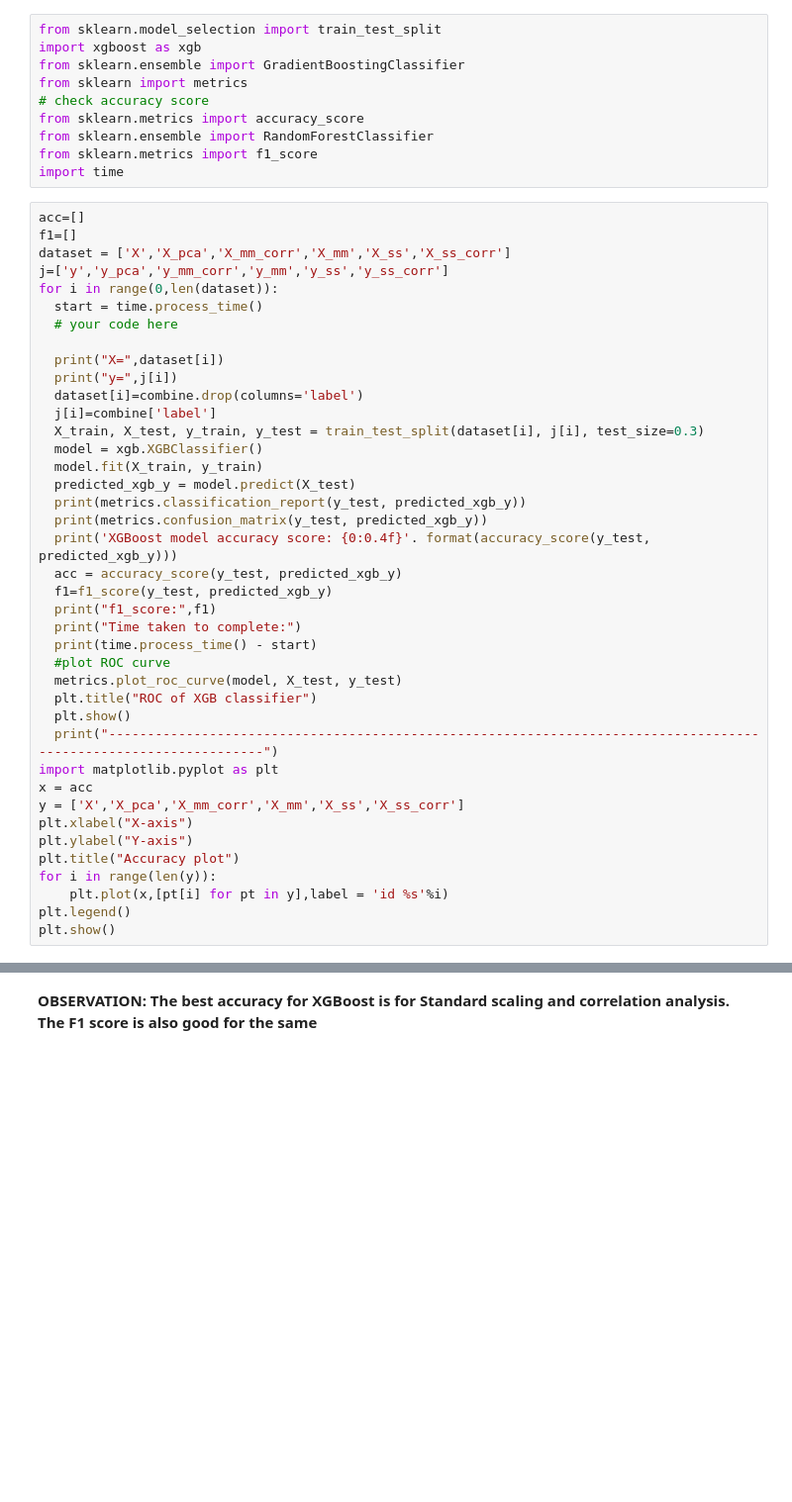
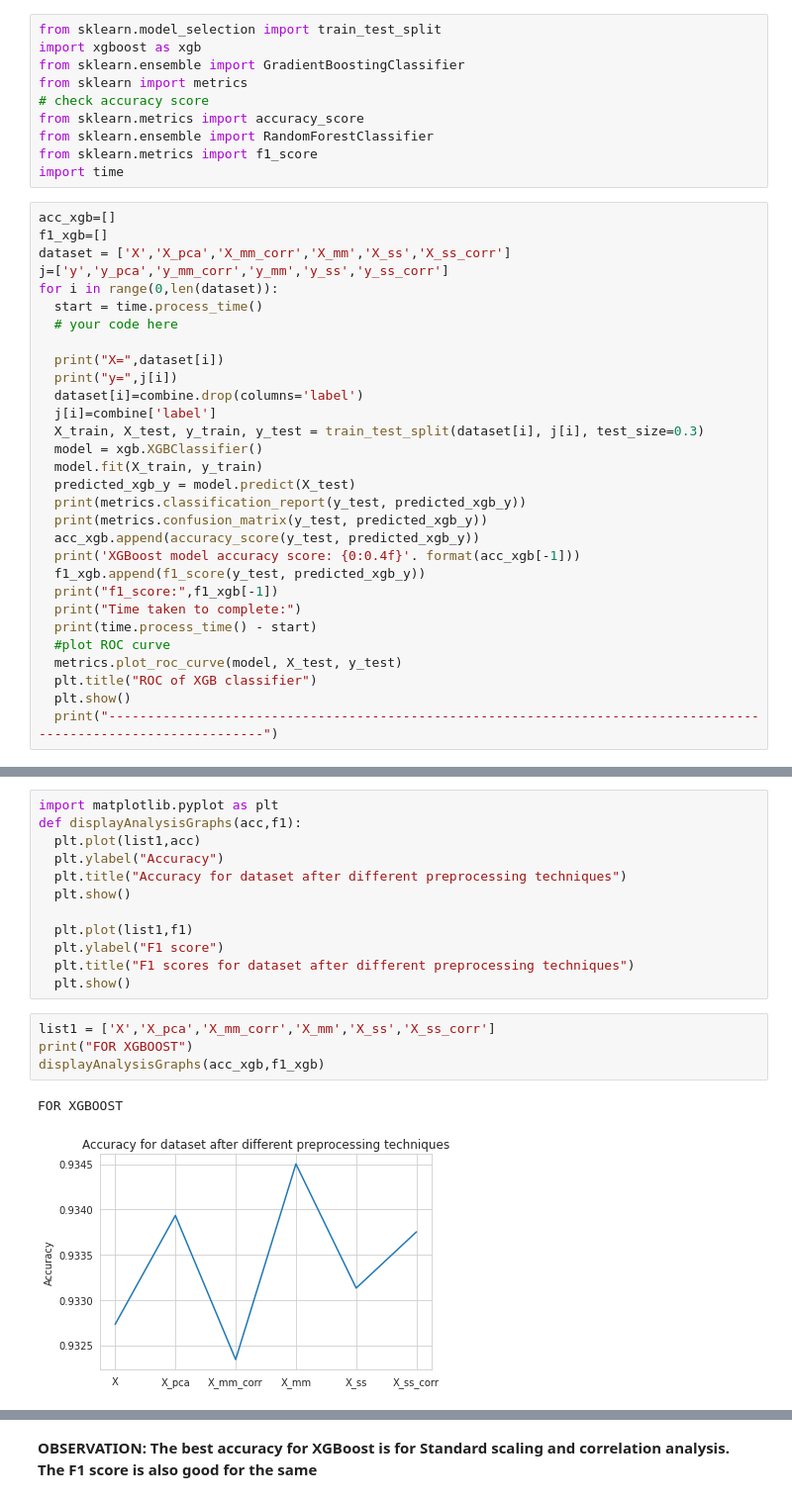
Before and after one commit to divyaKh/CMPE255Project, a Jupyter notebook: 4.ML_Models/Final_notebook.ipynb, the cells around one changed output, grey strips where cells are left out. Shown at 99% size. Cells and saved outputs as stored; diff of their text form; blank space fills up the shorter version.

```diff
--- a/4.ML_Models/Final_notebook.ipynb
+++ b/4.ML_Models/Final_notebook.ipynb
@@ -528,8 +519,8 @@ from sklearn.ensemble import RandomForestClassifier
 from sklearn.metrics import f1_score
 import time
 # %%
-acc=[]
-f1=[]
+acc_xgb=[]
+f1_xgb=[]
 dataset = ['X','X_pca','X_mm_corr','X_mm','X_ss','X_ss_corr']
 j=['y','y_pca','y_mm_corr','y_mm','y_ss','y_ss_corr']
 for i in range(0,len(dataset)):
@@ -546,10 +537,10 @@ for i in range(0,len(dataset)):
   predicted_xgb_y = model.predict(X_test)
   print(metrics.classification_report(y_test, predicted_xgb_y))
   print(metrics.confusion_matrix(y_test, predicted_xgb_y))
-  print('XGBoost model accuracy score: {0:0.4f}'. format(accuracy_score(y_test, predicted_xgb_y)))
-  acc = accuracy_score(y_test, predicted_xgb_y)
-  f1=f1_score(y_test, predicted_xgb_y)
-  print("f1_score:",f1)
+  acc_xgb.append(accuracy_score(y_test, predicted_xgb_y))
+  print('XGBoost model accuracy score: {0:0.4f}'. format(acc_xgb[-1]))
+  f1_xgb.append(f1_score(y_test, predicted_xgb_y))
+  print("f1_score:",f1_xgb[-1])
   print("Time taken to complete:")
   print(time.process_time() - start)
   #plot ROC curve
@@ -557,16 +548,6 @@ for i in range(0,len(dataset)):
   plt.title("ROC of XGB classifier")
   plt.show()
   print("-----------------------------------------------------------------------------------------------------------------")
-import matplotlib.pyplot as plt
-x = acc
-y = ['X','X_pca','X_mm_corr','X_mm','X_ss','X_ss_corr']
-plt.xlabel("X-axis")
-plt.ylabel("Y-axis")
-plt.title("Accuracy plot")
-for i in range(len(y)):
-    plt.plot(x,[pt[i] for pt in y],label = 'id %s'%i)
-plt.legend()
-plt.show()
 # %% [output]
 X= X
 y= y
@@ -684,0 +666,19 @@ Time taken to complete:
+# %%
+import matplotlib.pyplot as plt
+def displayAnalysisGraphs(acc,f1):
+  plt.plot(list1,acc)
+  plt.ylabel("Accuracy")
+  plt.title("Accuracy for dataset after different preprocessing techniques")
+  plt.show()
+
+  plt.plot(list1,f1)
+  plt.ylabel("F1 score")
+  plt.title("F1 scores for dataset after different preprocessing techniques")
+  plt.show()
+# %%
+list1 = ['X','X_pca','X_mm_corr','X_mm','X_ss','X_ss_corr']
+print("FOR XGBOOST")
+displayAnalysisGraphs(acc_xgb,f1_xgb)
+# %% [output]
+FOR XGBOOST
+[figure, added]
```
Also changed, not shown: parts of 93 cells of this notebook.
